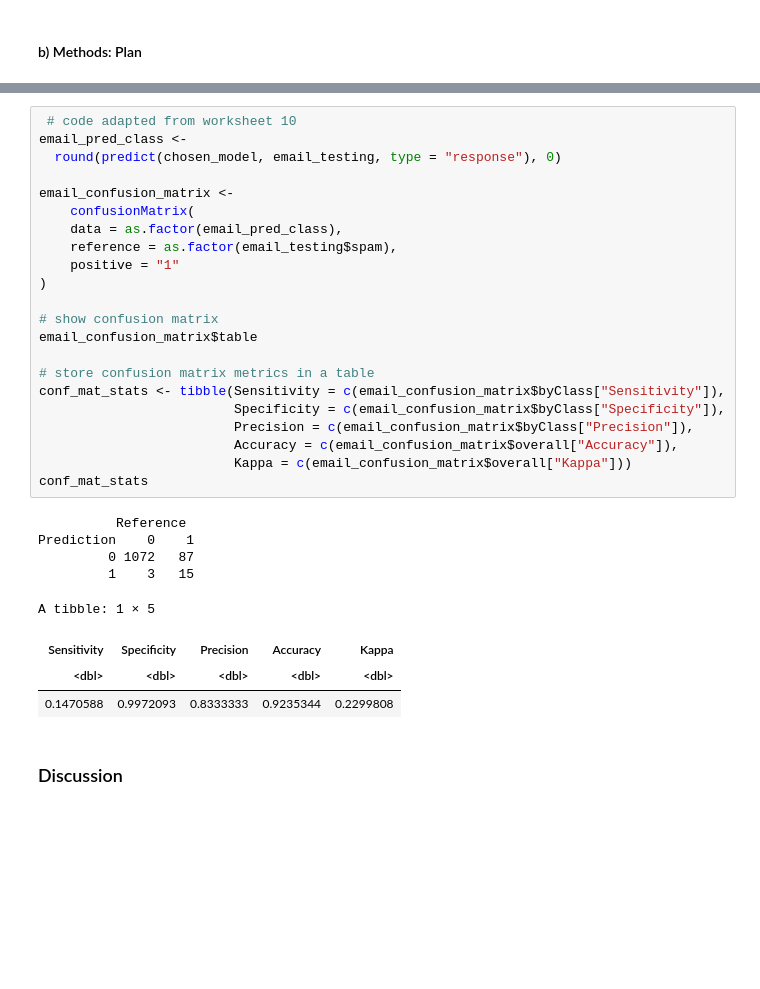
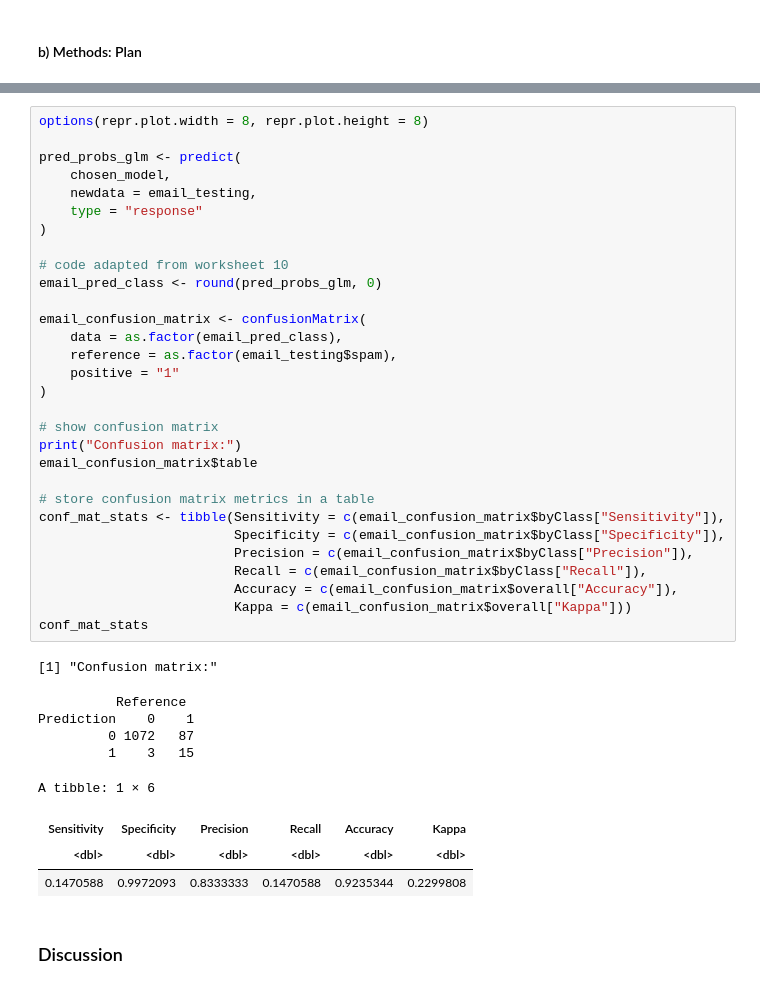
Before and after one commit to yukihuang7777/STAT301_final_project, a Jupyter notebook: Final Project.ipynb, the cells around one changed output, grey strips where cells are left out. Saved outputs shown, nothing was run; the diff lists cells and outputs as text; blank space fills up the shorter version.

```diff
--- a/Final Project.ipynb
+++ b/Final Project.ipynb
@@ -147,34 +137,43 @@ Setting direction: controls < cases
 # %%
- # code adapted from worksheet 10
-email_pred_class <-
-  round(predict(chosen_model, email_testing, type = "response"), 0)
+options(repr.plot.width = 8, repr.plot.height = 8)
 
-email_confusion_matrix <-
-    confusionMatrix(
+pred_probs_glm <- predict(
+    chosen_model,
+    newdata = email_testing,
+    type = "response"
+)
+
+# code adapted from worksheet 10
+email_pred_class <- round(pred_probs_glm, 0)
+
+email_confusion_matrix <- confusionMatrix(
     data = as.factor(email_pred_class),
     reference = as.factor(email_testing$spam),
     positive = "1"
 )
 
 # show confusion matrix
+print("Confusion matrix:")
 email_confusion_matrix$table
 
 # store confusion matrix metrics in a table
 conf_mat_stats <- tibble(Sensitivity = c(email_confusion_matrix$byClass["Sensitivity"]),
                          Specificity = c(email_confusion_matrix$byClass["Specificity"]),
                          Precision = c(email_confusion_matrix$byClass["Precision"]),
+                         Recall = c(email_confusion_matrix$byClass["Recall"]),
                          Accuracy = c(email_confusion_matrix$overall["Accuracy"]),
                          Kappa = c(email_confusion_matrix$overall["Kappa"]))
 conf_mat_stats
 # %% [output]
-          Reference
-Prediction    0    1
-         0 1072   87
-         1    3   15
+[1] "Confusion matrix:"
-A tibble: 1 × 5
+          Reference
+Prediction    0    1
+         0 1072   87
+         1    3   15
+A tibble: 1 × 6
-| Sensitivity | Specificity | Precision | Accuracy | Kappa |
-| <dbl> | <dbl> | <dbl> | <dbl> | <dbl> |
-| 0.1470588 | 0.9972093 | 0.8333333 | 0.9235344 | 0.2299808 |
+| Sensitivity | Specificity | Precision | Recall | Accuracy | Kappa |
+| <dbl> | <dbl> | <dbl> | <dbl> | <dbl> | <dbl> |
+| 0.1470588 | 0.9972093 | 0.8333333 | 0.1470588 | 0.9235344 | 0.2299808 |
 # %% [markdown]
 ### Discussion
 # %% [markdown]
```
Also changed, not shown: parts of 4 cells of this notebook.
